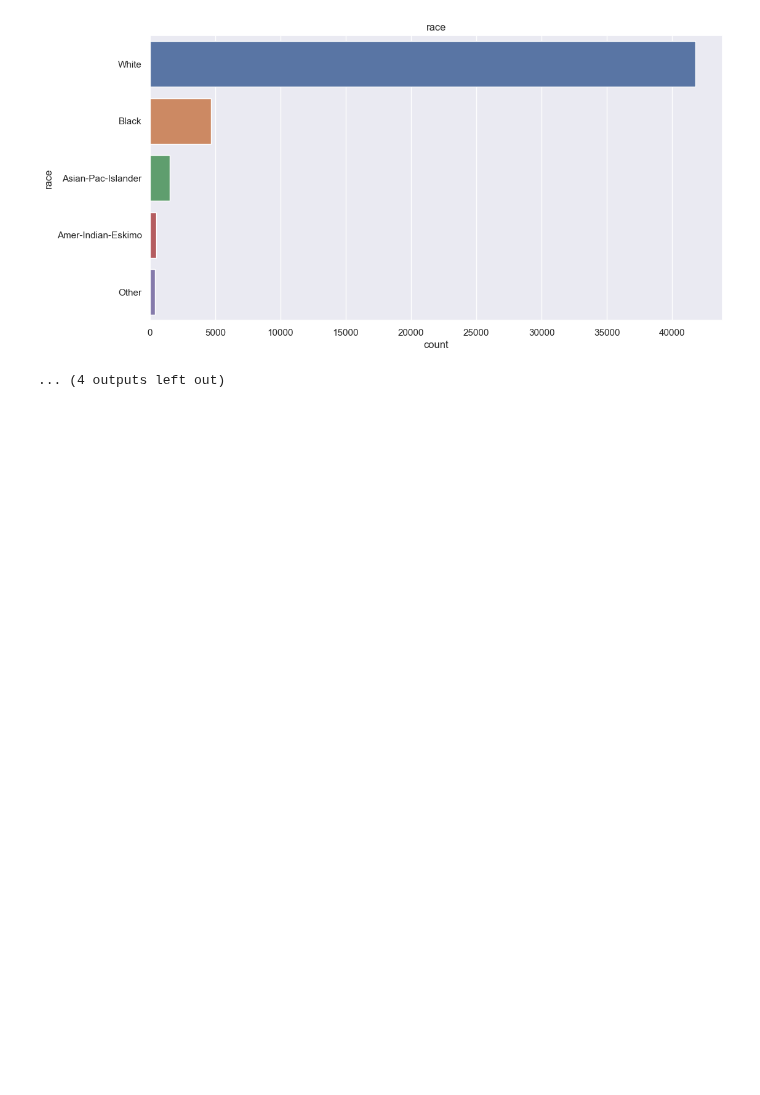
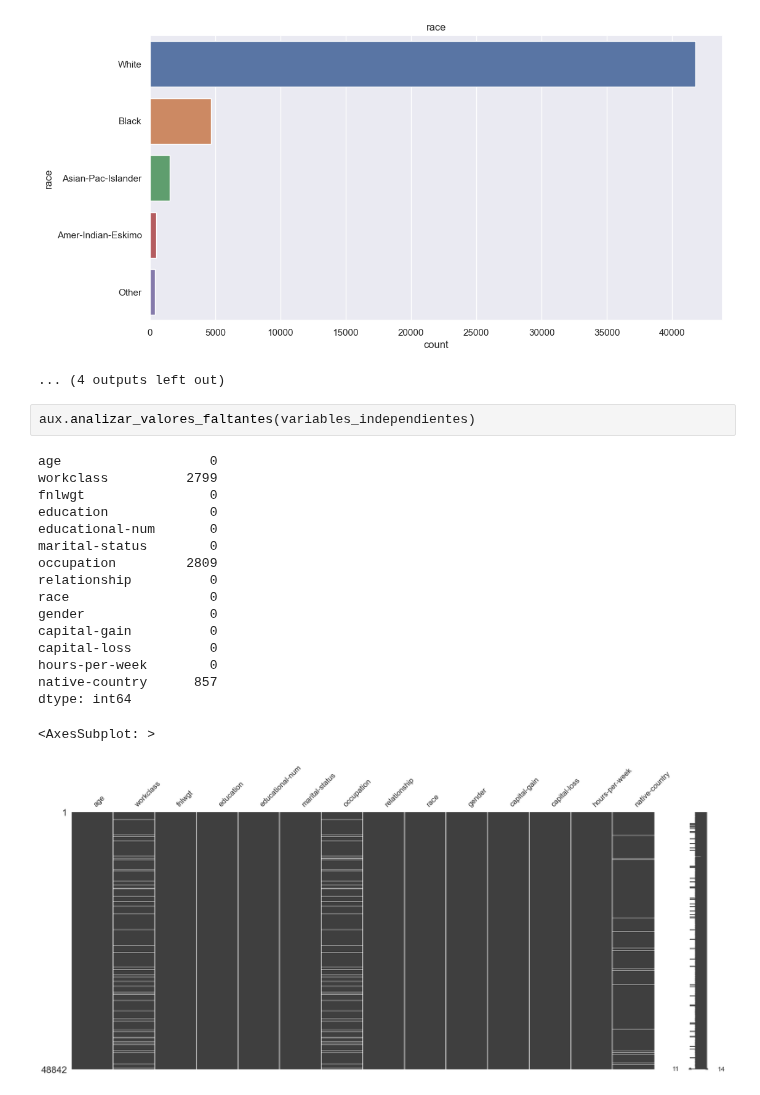
Before and after one commit to JavierRojas14/personal, a Jupyter notebook: G56/fundamentos-data-science/hito_2/hito_2_enunciado_1.ipynb, the cells around one changed output. Saved outputs shown, nothing was run; the diff lists cells and outputs as text; blank space fills up the shorter version.

Commit message:
Analiza valores faltantes

```diff
--- a/G56/fundamentos-data-science/hito_2/hito_2_enunciado_1.ipynb
+++ b/G56/fundamentos-data-science/hito_2/hito_2_enunciado_1.ipynb
@@ -148,3 +148,23 @@ Other                   406
 Name: race, dtype: int64
 [figure]
 ... (4 outputs left out)
+# %%
+aux.analizar_valores_faltantes(variables_independientes)
+# %% [output]
+age                   0
+workclass          2799
+fnlwgt                0
+education             0
+educational-num       0
+marital-status        0
+occupation         2809
+relationship          0
+race                  0
+gender                0
+capital-gain          0
+capital-loss          0
+hours-per-week        0
+native-country      857
+dtype: int64
+<AxesSubplot: >
+[figure, added]
```
Also changed, not shown: 1 other file.
